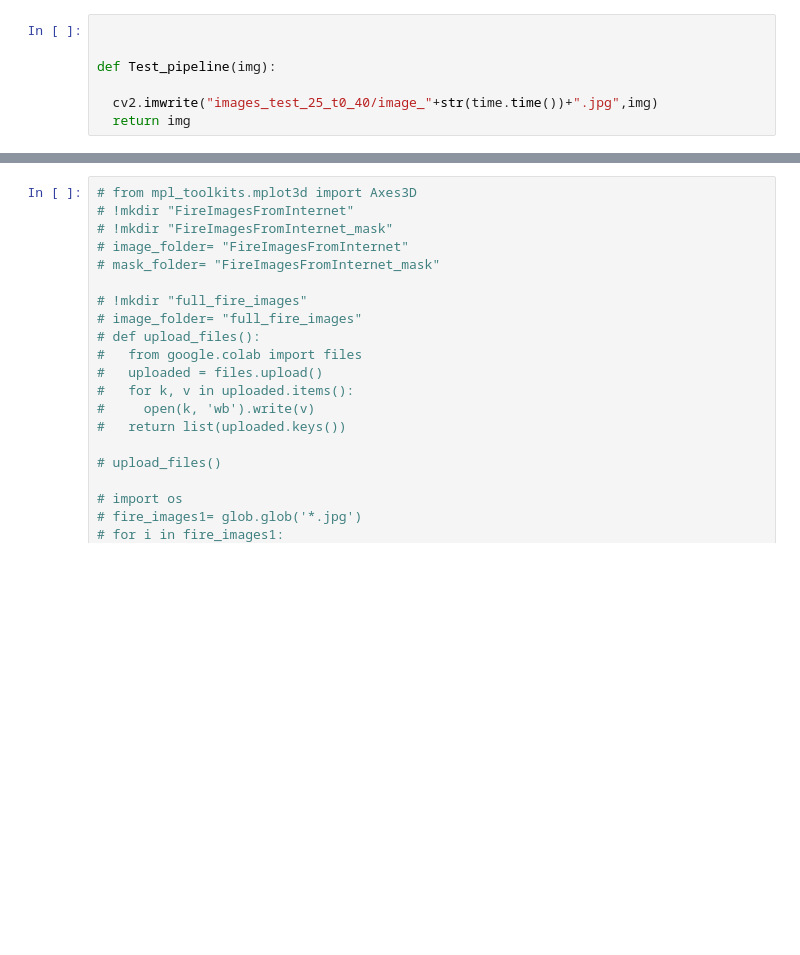
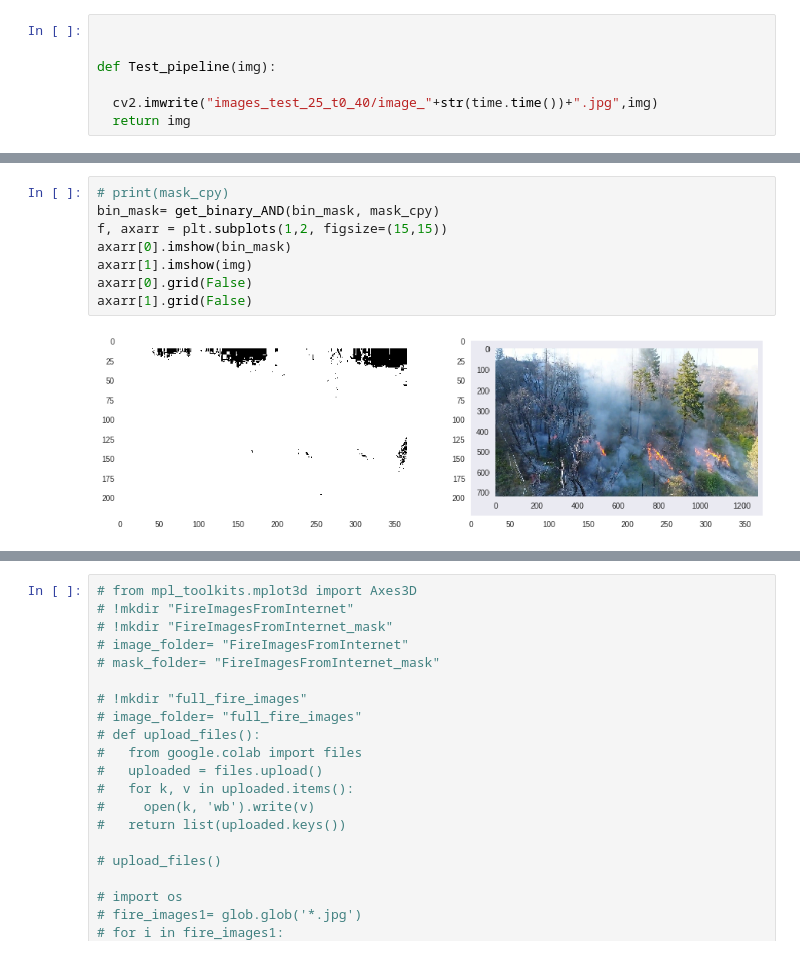
Before and after one commit to NeerajGulia/Simple-eye-detection-tests-ML, a Jupyter notebook: Hello,_Colaboratory.ipynb, the cells around one changed output, grey strips where cells are left out. Drawn from its saved outputs; the diff is of its cells as text; blank space fills up the shorter version.

```diff
--- a/Hello,_Colaboratory.ipynb
+++ b/Hello,_Colaboratory.ipynb
@@ -245,0 +254,10 @@ plt.imshow(mask_cpy)
+# %%
+# print(mask_cpy)
+bin_mask= get_binary_AND(bin_mask, mask_cpy)
+f, axarr = plt.subplots(1,2, figsize=(15,15))
+axarr[0].imshow(bin_mask)
+axarr[1].imshow(img)
+axarr[0].grid(False)
+axarr[1].grid(False)
+# %% [output]
+[figure, added]
```
Also changed, not shown: parts of 9 cells of this notebook.
